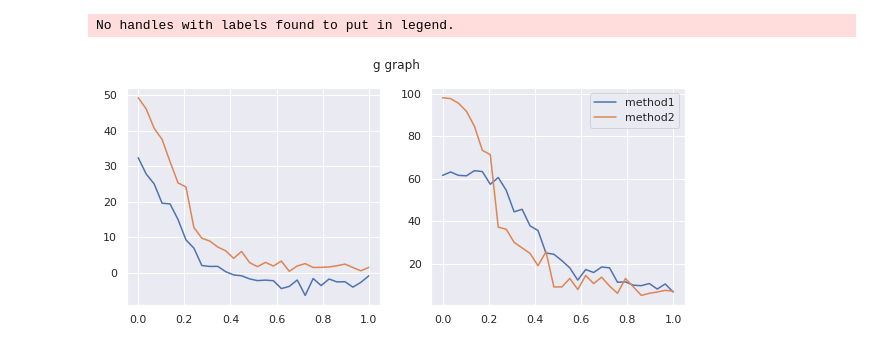
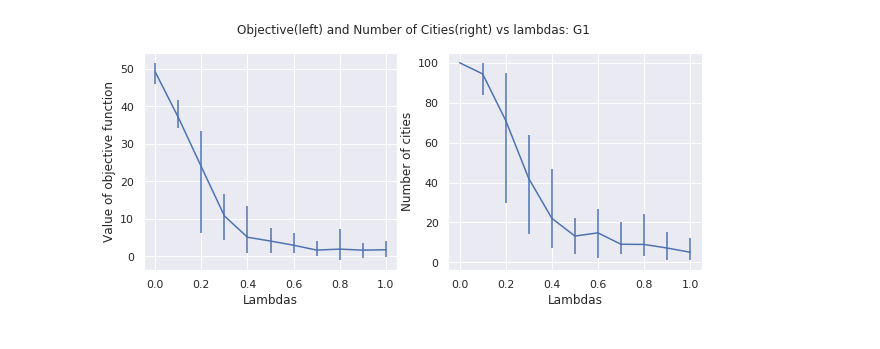
Before and after one commit to okyksl/com-516-project, a Jupyter notebook: src/mcmc_stub.ipynb, the cells around one changed output. Drawn from its saved outputs; the diff is of its cells as text; code cells hidden in the pictures.

```diff
--- a/src/mcmc_stub.ipynb
+++ b/src/mcmc_stub.ipynb
@@ -175,9 +291,10 @@ plt.show()
 # %%
+# applying solver on different lambdas and averaging on 10 graph objective and number of cities
 def vary_lmbd(g,lmbds,schedule=True,avg_it=10,n_it=100):
     objs = []
     nb_cities = []
 
-    for lmbd in tqdm(lmbds):
+    for lmbd in lmbds:
         avg_obj = []
         avg_city = []
 
@@ -188,14 +305,18 @@ def vary_lmbd(g,lmbds,schedule=True,avg_it=10,n_it=100):
             avg_city.append(n_states[-1])
             g.refresh()
 
-        objs.append(np.mean(avg_obj))
-        nb_cities.append(np.mean(avg_city))
+        objs.append(avg_obj)
+        nb_cities.append(avg_city)
     return objs, nb_cities
 # %%
 np.random.seed(10)
 
-bins = 30
+bins = 11
 lambds = np.linspace(0,1,bins)
+objs1, nb_cities1 = vary_lmbd(g1,lambds,avg_it=10,n_it=1000)
 # %%
-objs1, nb_cities1 = vary_lmbd(g1,lambds,avg_it=5,n_it=500)
-#objs2, nb_cities2 = vary_lmbd(g2,lambds,avg_it=10,n_it=500)
+np.random.seed(10)
+
+bins = 21
+lambds = np.linspace(0,2,bins)
+objs2, nb_cities2 = vary_lmbd(g2,lambds,avg_it=10,n_it=1000)
@@ -204,18 +323,32 @@ objs2, nb_cities2 = vary_lmbd(g1,lambds,schedule=False,avg_it=5,n_it=500)
-# %%
-fig, (ax1, ax2) = plt.subplots(1, 2,figsize=(10,4))
-fig.suptitle('g graph')
-
-#E[objective] vs lambda
-ax1.plot(lambds,objs1,label='method1')
-ax1.plot(lambds,objs2,label='method2')
-plt.legend()
-
-#E[|S|] vs lambda
-ax2.plot(lambds,nb_cities1,label='method1')
-ax2.plot(lambds,nb_cities2,label='method2')
-plt.legend()
-
-plt.show()
-# %% [output]
-No handles with labels found to put in legend.
-[figure, removed]
+# %%
+# Getting Error bars
+means_obj = np.mean(np.array(objs1),axis=1)
+mins = []
+maxs = []
+for i in range(len(means_obj)):
+    mins.append(means_obj[i]-min(objs1[i]))
+    maxs.append(max(objs1[i])-means_obj[i])
+
+means_nbcity = np.mean(np.array(nb_cities1),axis=1)
+mins2 = []
+maxs2 = []
+for i in range(len(means_nbcityn)):
+    mins2.append(means_nbcity[i]-min(nb_cities1[i]))
+    maxs2.append(max(nb_cities1[i])-means_nbcity[i])
+
+bins = 11
+lambds = np.linspace(0,1,bins)
+
+fig, (ax1, ax2) = plt.subplots(1, 2,figsize=(10,4))
+fig.suptitle('Objective(left) and Number of Cities(right) vs lambdas: G1')
+
+# E[objective] vs lambda
+ax1.errorbar(lambds,means_obj,yerr = (mins,maxs))
+ax1.set_ylabel('Value of objective function')
+ax1.set_xlabel('Lambdas')
+ax2.errorbar(lambds,means_nbcity,yerr = (mins2,maxs2))
+ax2.set_ylabel('Number of cities')
+ax2.set_xlabel('Lambdas')
+plt.show()
+# %% [output]
+[figure, added]
```
Also changed, not shown: parts of 16 cells of this notebook, 4 other files.
